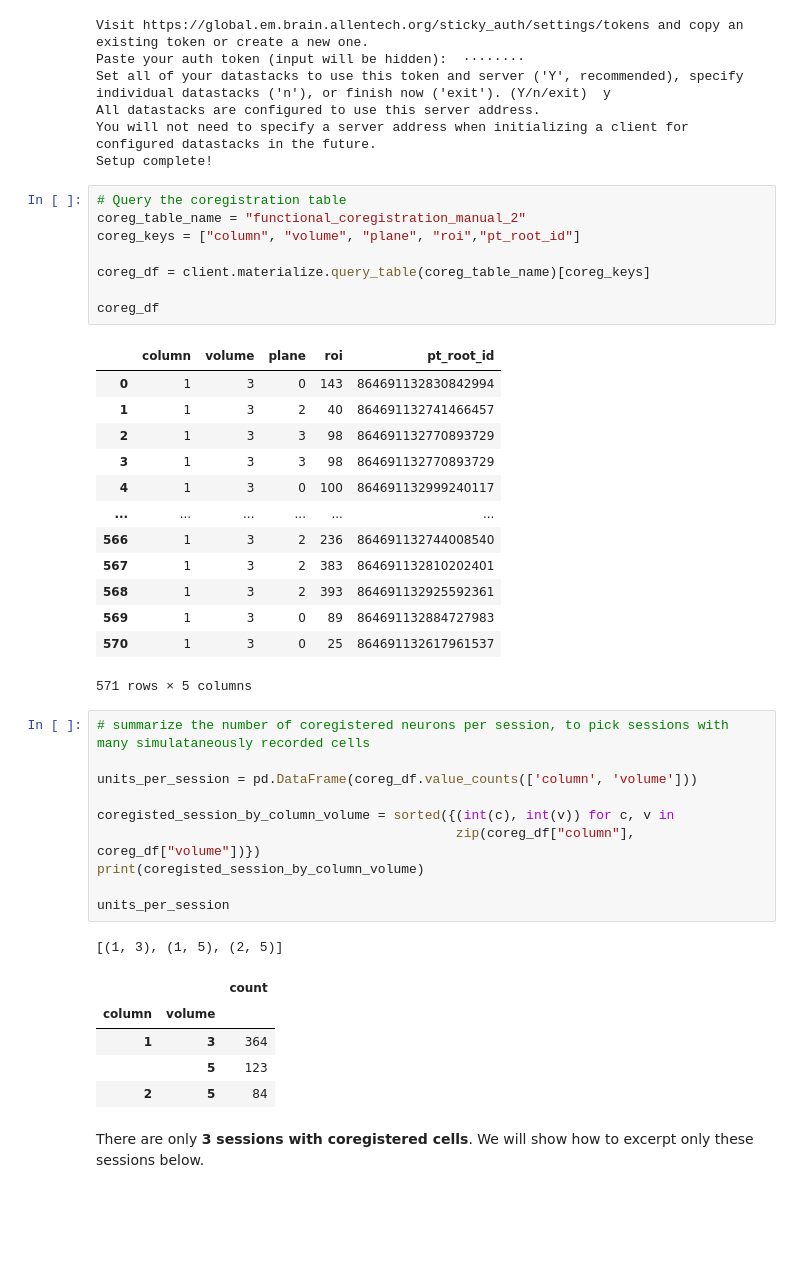
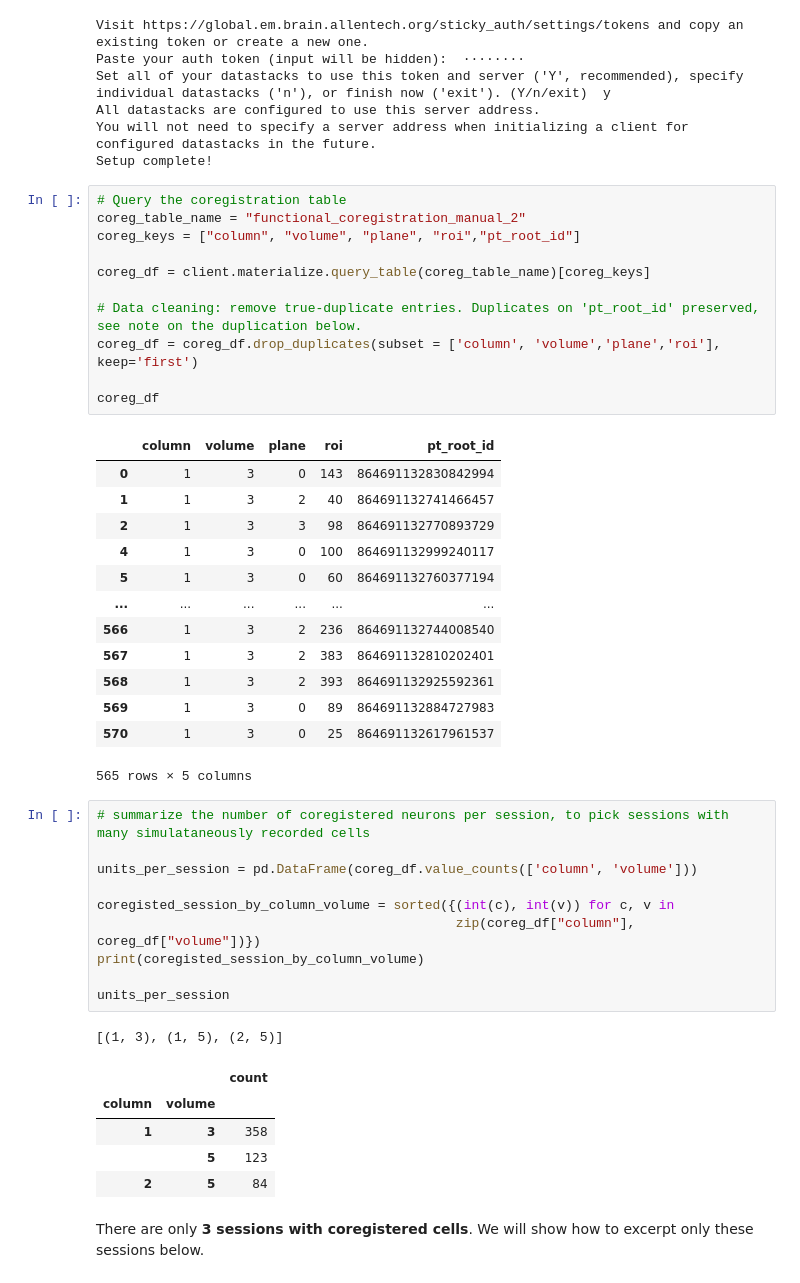
Before and after one commit to AllenSWDB/SWDB_2026_Connectomics, a Jupyter notebook: code/workshops/Functional Data Cell-Cell Correlations.ipynb, the cells around one changed output. Cells and saved outputs as stored; diff of their text form; blank space fills up the shorter version.

```diff
--- a/code/workshops/Functional Data Cell-Cell Correlations.ipynb
+++ b/code/workshops/Functional Data Cell-Cell Correlations.ipynb
@@ -92,25 +91,28 @@ Setup complete!
 # %%
 # Query the coregistration table
 coreg_table_name = "functional_coregistration_manual_2"
 coreg_keys = ["column", "volume", "plane", "roi","pt_root_id"]
 
 coreg_df = client.materialize.query_table(coreg_table_name)[coreg_keys]
 
+# Data cleaning: remove true-duplicate entries. Duplicates on 'pt_root_id' preserved, see note on the duplication below.
+coreg_df = coreg_df.drop_duplicates(subset = ['column', 'volume','plane','roi'], keep='first')
+
 coreg_df
 # %% [output]
 |  | column | volume | plane | roi | pt_root_id |
 | 0 | 1 | 3 | 0 | 143 | 864691132830842994 |
 | 1 | 1 | 3 | 2 | 40 | 864691132741466457 |
 | 2 | 1 | 3 | 3 | 98 | 864691132770893729 |
-| 3 | 1 | 3 | 3 | 98 | 864691132770893729 |
 | 4 | 1 | 3 | 0 | 100 | 864691132999240117 |
+| 5 | 1 | 3 | 0 | 60 | 864691132760377194 |
 | ... | ... | ... | ... | ... | ... |
 | 566 | 1 | 3 | 2 | 236 | 864691132744008540 |
 | 567 | 1 | 3 | 2 | 383 | 864691132810202401 |
 | 568 | 1 | 3 | 2 | 393 | 864691132925592361 |
 | 569 | 1 | 3 | 0 | 89 | 864691132884727983 |
 | 570 | 1 | 3 | 0 | 25 | 864691132617961537 |
-571 rows × 5 columns
+565 rows × 5 columns
 # %%
 # summarize the number of coregistered neurons per session, to pick sessions with many simulataneously recorded cells
 
@@ -125,7 +127,7 @@ units_per_session
 [(1, 3), (1, 5), (2, 5)]
 |  |  | count |
 | column | volume |  |
-| 1 | 3 | 364 |
+| 1 | 3 | 358 |
 |  | 5 | 123 |
 | 2 | 5 | 84 |
 # %% [markdown]
```
Also changed, not shown: parts of 14 cells of this notebook.
